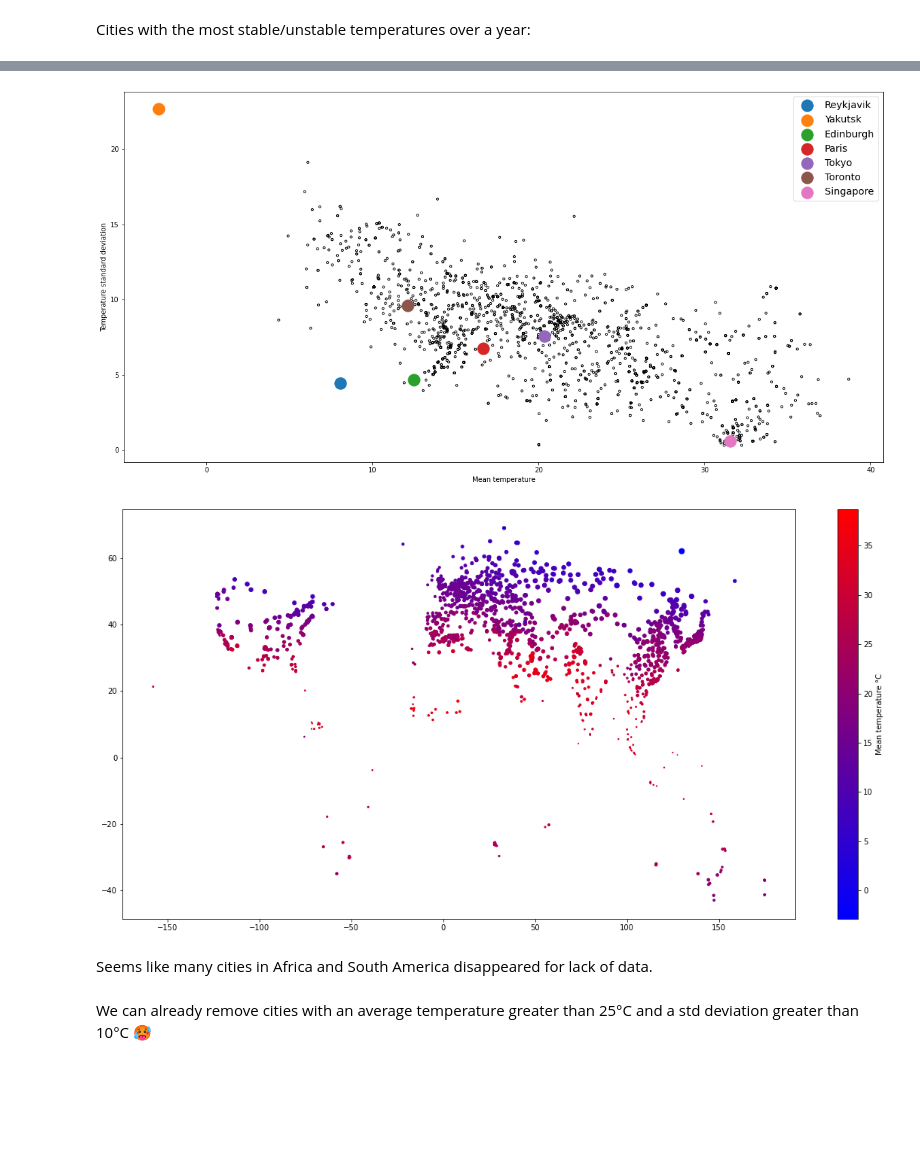
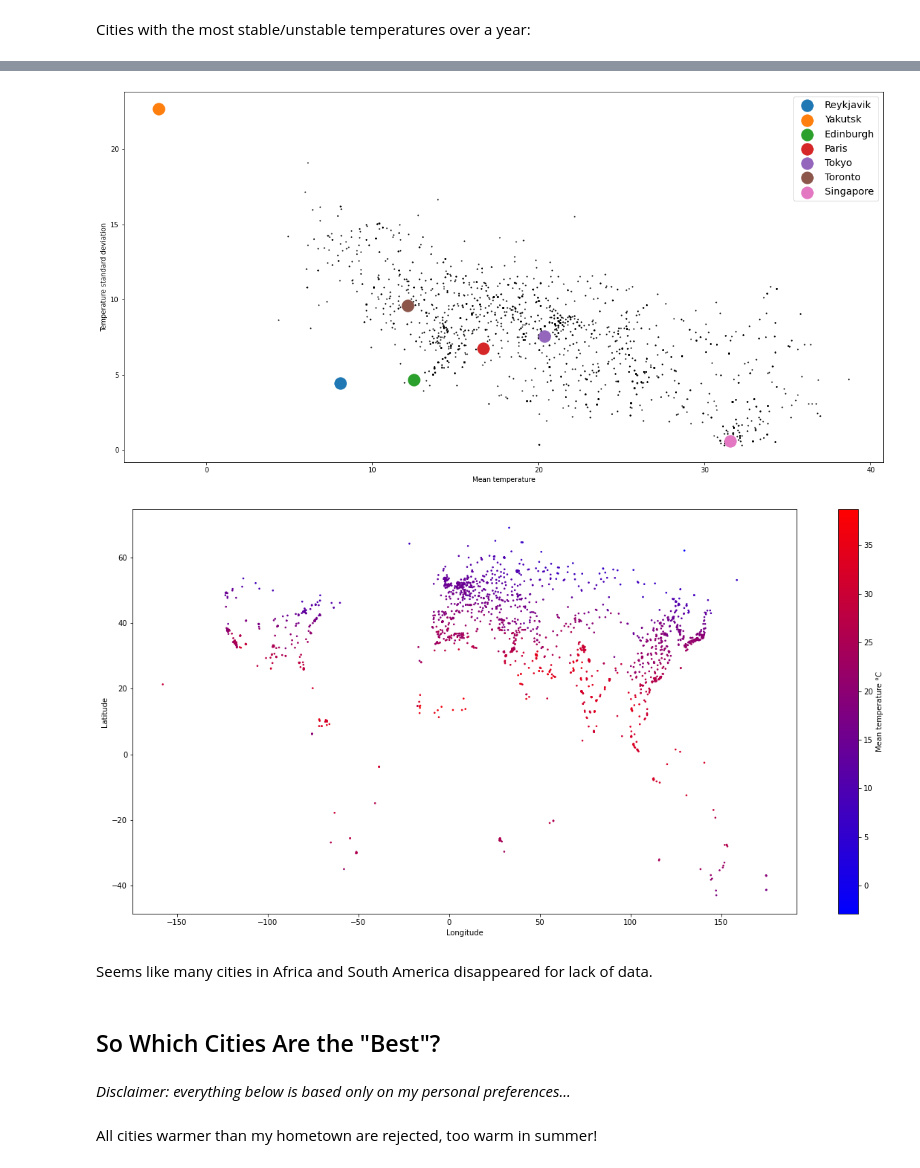
Before and after one commit to Jonas1312/cities-with-nice-weather, a Jupyter notebook: README.ipynb, the cells around one changed output, grey strips where cells are left out. Saved outputs shown, nothing was run; the diff lists cells and outputs as text; code cells hidden in the pictures; blank space fills up the shorter version.

```diff
--- a/README.ipynb
+++ b/README.ipynb
@@ -233,6 +204,6 @@ For now, we'll use [Meteostat](https://dev.meteostat.net/), an open platform whi
 # %%
-edinburgh = Point(lat=55.95206, lon=-3.19648)
-data = Normals(edinburgh, 1991, 2020).fetch()
+tokyo = Point(lat=35.6839, lon=139.7744)
+data = Normals(tokyo, 1991, 2020).fetch()
 data
 # %% [output]
 |  | tavg | tmin | tmax | prcp | wspd | pres | tsun |
@@ -265,7 +236,7 @@ def get_mean_std_temperature_for_loc(lat: float, lon: float) -> tuple[float, flo
         with warnings.catch_warnings():  # disable some meteostat warnings
             warnings.simplefilter("ignore")
             data = Normals(pt, 1991, 2020).fetch()
-    except pd.errors.ParserError as e:
+    except pd.errors.ParserError:  # escape some meteostat bugs
         return np.nan, np.nan, np.nan, np.nan
     mean_ = data["tmax"].mean()
     std_ = data["tmax"].std()
@@ -349,7 +305,7 @@ cities_to_plot = [
 ]
 assert all(not city.empty for city in cities_to_plot)
 # %%
-plt.scatter(df["Tmean"], df["Tstd"], s=10, facecolors="none", edgecolors="k")
+plt.scatter(df["Tmean"], df["Tstd"], s=5, c="k", marker=".")
 plt.xlabel("Mean temperature")
 plt.ylabel("Temperature standard deviation")
 for city in cities_to_plot:
@@ -357,15 +313,21 @@ for city in cities_to_plot:
 plt.legend(fontsize="x-large")
 plt.show()
 # %% [output]
-[figure, old version]
+[figure, new version]
 # %%
 cm_cold_hot = mcol.LinearSegmentedColormap.from_list("cold_hot", ["b", "r"])
-sc = plt.scatter(x=df["lng"], y=df["lat"], c=df["Tmean"], s=50 * df["Tstd"] / df["Tstd"].max(), cmap=cm_cold_hot)
+sc = plt.scatter(x=df["lng"], y=df["lat"], c=df["Tmean"], s=10, marker=".", cmap=cm_cold_hot)
+plt.xlabel("Longitude")
+plt.ylabel("Latitude")
 plt.colorbar(sc, label="Mean temperature °C")
 plt.show()
 # %% [output]
-[figure, old version]
+[figure, new version]
 # %% [markdown]
 Seems like many cities in Africa and South America disappeared for lack of data.
+# %% [markdown]
+## So Which Cities Are the "Best"?
+# %% [markdown]
+*Disclaimer: everything below is based only on my personal preferences...*
 # %% [markdown]
-We can already remove cities with an average temperature greater than 25°C and a std deviation greater than 10°C 🥵
+All cities warmer than my hometown are rejected, too warm in summer!
```
Also changed, not shown: parts of 30 cells of this notebook.
